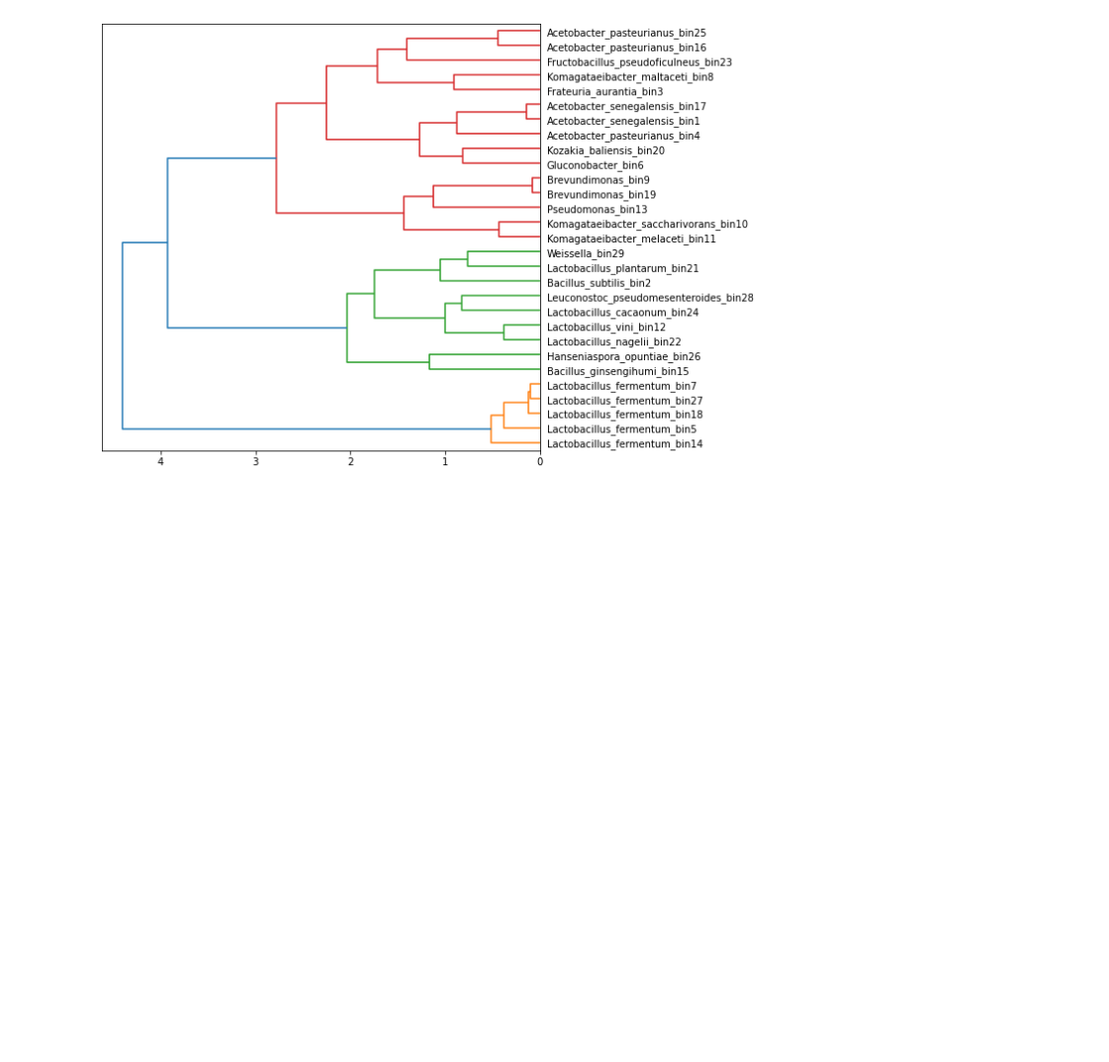
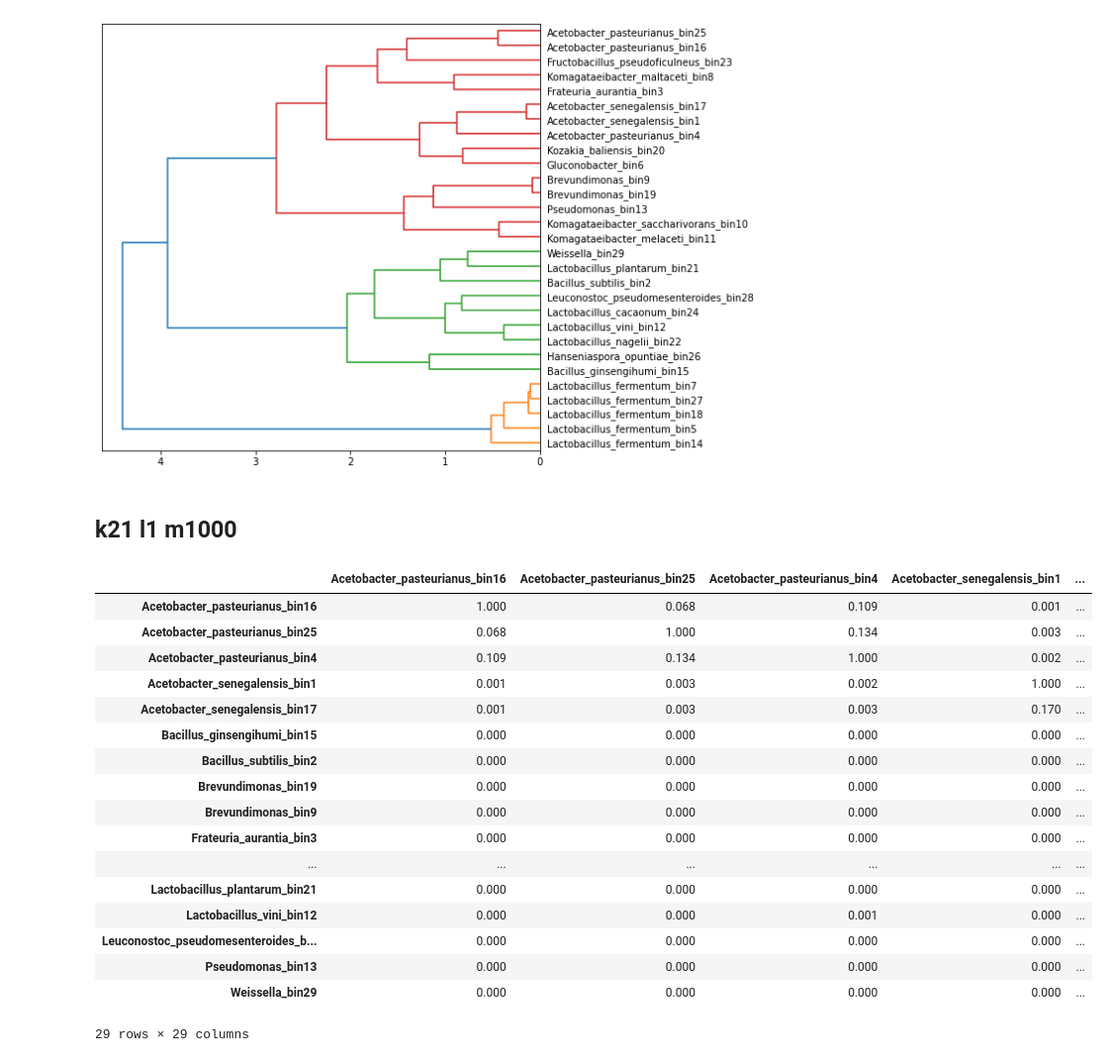
Before and after one commit to LuiggiTenorioK/minhash-benchmark, a Jupyter notebook: src/clustering.ipynb, the cells around one changed output. Shown at 99% size. Saved outputs shown, nothing was run; the diff lists cells and outputs as text; code cells hidden in the pictures; blank space fills up the shorter version.

```diff
--- a/src/clustering.ipynb
+++ b/src/clustering.ipynb
@@ -89,3 +91,30 @@ dendrogram(omh_clusters, labels=omh_heatmap.index, leaf_rotation=0, orientation=
 plt.show()
 # %% [output]
 [figure]
+# %% [markdown]
+## k21 l1 m1000
+# %%
+omh_dist_df = pd.read_csv("../distances/mags-omh-k21-l1-m1000.dist", sep=" ", header=None)
+omh_heatmap = pd.pivot_table(omh_dist_df,index=0,columns=1,values=2)
+omh_heatmap.columns.name = None
+omh_heatmap.index.name = None
+omh_heatmap
+# %% [output]
+|  | Acetobacter_pasteurianus_bin16 | Acetobacter_pasteurianus_bin25 | Acetobacter_pasteurianus_bin4 | Acetobacter_senegalensis_bin1 | ... |
+| Acetobacter_pasteurianus_bin16 | 1.000 | 0.068 | 0.109 | 0.001 | ... |
+| Acetobacter_pasteurianus_bin25 | 0.068 | 1.000 | 0.134 | 0.003 | ... |
+| Acetobacter_pasteurianus_bin4 | 0.109 | 0.134 | 1.000 | 0.002 | ... |
+| Acetobacter_senegalensis_bin1 | 0.001 | 0.003 | 0.002 | 1.000 | ... |
+| Acetobacter_senegalensis_bin17 | 0.001 | 0.003 | 0.003 | 0.170 | ... |
+| Bacillus_ginsengihumi_bin15 | 0.000 | 0.000 | 0.000 | 0.000 | ... |
+| Bacillus_subtilis_bin2 | 0.000 | 0.000 | 0.000 | 0.000 | ... |
+| Brevundimonas_bin19 | 0.000 | 0.000 | 0.000 | 0.000 | ... |
+| Brevundimonas_bin9 | 0.000 | 0.000 | 0.000 | 0.000 | ... |
+| Frateuria_aurantia_bin3 | 0.000 | 0.000 | 0.000 | 0.000 | ... |
+| ... | ... | ... | ... | ... | ... |
+| Lactobacillus_plantarum_bin21 | 0.000 | 0.000 | 0.000 | 0.000 | ... |
+| Lactobacillus_vini_bin12 | 0.000 | 0.000 | 0.001 | 0.000 | ... |
+| Leuconostoc_pseudomesenteroides_b... | 0.000 | 0.000 | 0.000 | 0.000 | ... |
+| Pseudomonas_bin13 | 0.000 | 0.000 | 0.000 | 0.000 | ... |
+| Weissella_bin29 | 0.000 | 0.000 | 0.000 | 0.000 | ... |
+29 rows × 29 columns
```
Also changed, not shown: parts of 3 cells of this notebook, 7 other files.
